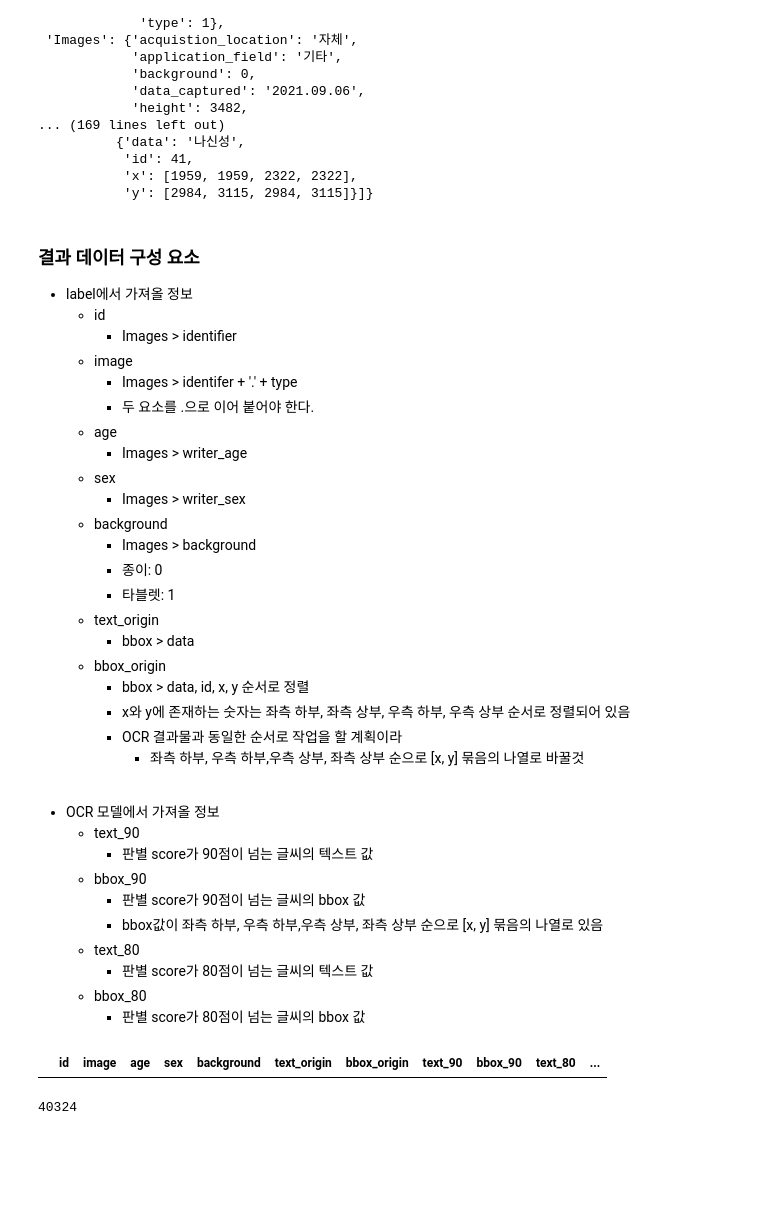
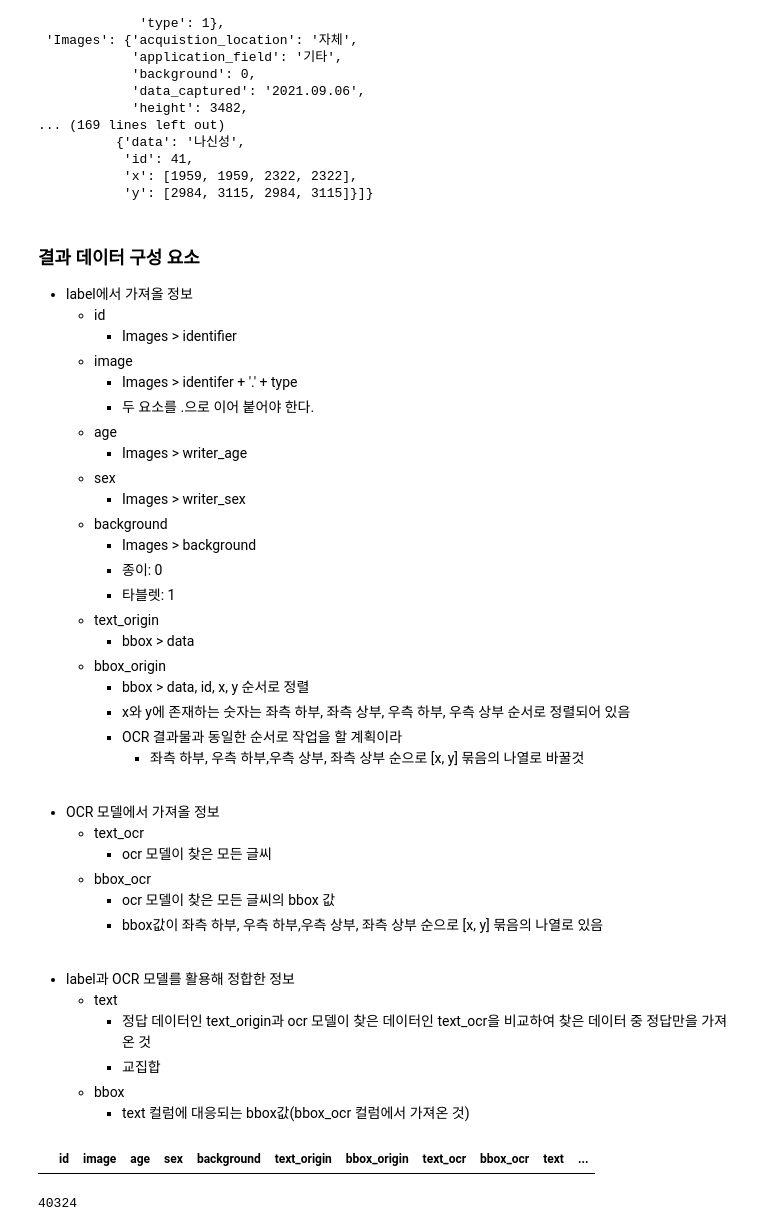
Before and after one commit to DLHandWriteOCR/HandWriteDL, a Jupyter notebook: OCR_paddle.ipynb, the cells around one changed output. Cells and saved outputs as stored; diff of their text form; code cells hidden in the pictures; blank space fills up the shorter version.

```diff
--- a/OCR_paddle.ipynb
+++ b/OCR_paddle.ipynb
@@ -140,24 +140,29 @@ pprint.pprint(data)
 <br>
 
 - OCR 모델에서 가져올 정보
-    - text_90
-        - 판별 score가 90점이 넘는 글씨의 텍스트 값
-    - bbox_90
-        - 판별 score가 90점이 넘는 글씨의 bbox 값
+    - text_ocr
+        - ocr 모델이 찾은 모든 글씨
+    - bbox_ocr
+        - ocr 모델이 찾은 모든 글씨의 bbox 값
         - bbox값이 좌측 하부, 우측 하부,우측 상부, 좌측 상부 순으로 [x, y] 묶음의 나열로 있음
-    - text_80
-        - 판별 score가 80점이 넘는 글씨의 텍스트 값
-    - bbox_80
-        - 판별 score가 80점이 넘는 글씨의 bbox 값
+
+<br>
+
+- label과 OCR 모델를 활용해 정합한 정보
+    - text
+        - 정답 데이터인 text_origin과 ocr 모델이 찾은 데이터인 text_ocr을 비교하여 찾은 데이터 중 정답만을 가져온 것
+        - 교집합
+    - bbox
+        - text 컬럼에 대응되는 bbox값(bbox_ocr 컬럼에서 가져온 것)
 # %%
 # 결과 데이터 컬럼 및 df 생성
 
-col = ['id', 'image', 'age', 'sex', 'background', 'text_origin', 'bbox_origin', 'text_90', 'bbox_90', 'text_80', 'bbox_80']
+col = ['id', 'image', 'age', 'sex', 'background', 'text_origin', 'bbox_origin', 'text_ocr', 'bbox_ocr', 'text', 'bbox']
 
 ocr_df = pd.DataFrame(columns = col)
 ocr_df
 # %% [output]
-|  | id | image | age | sex | background | text_origin | bbox_origin | text_90 | bbox_90 | text_80 | ... |
+|  | id | image | age | sex | background | text_origin | bbox_origin | text_ocr | bbox_ocr | text | ... |
 # %%
 # JSON 파일 로드 함수
 def load_json(json_path):
```
Also changed, not shown: parts of 48 cells of this notebook, 1 other file.
